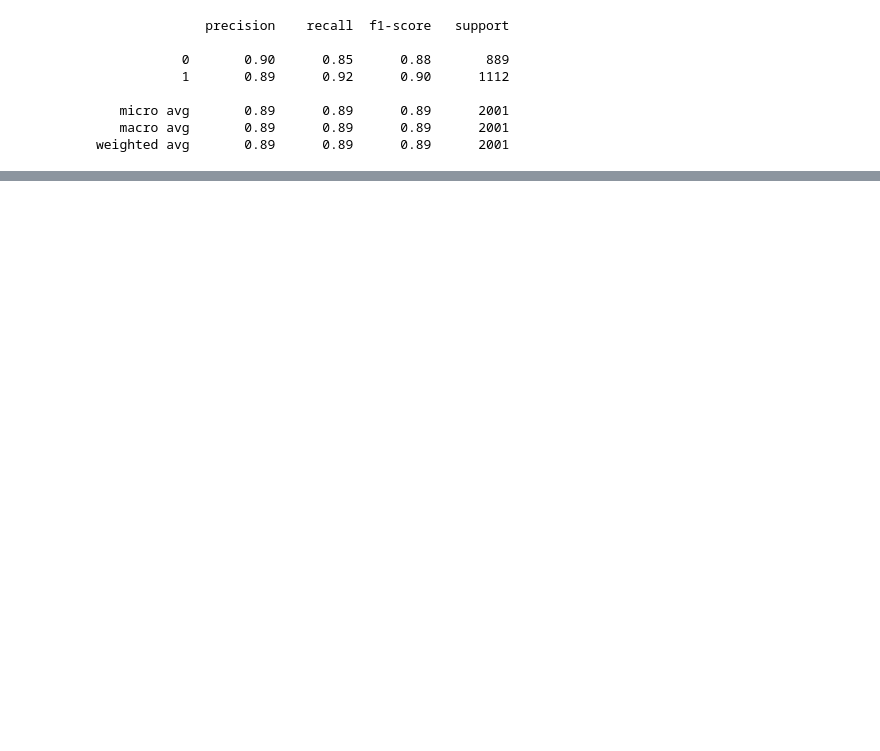
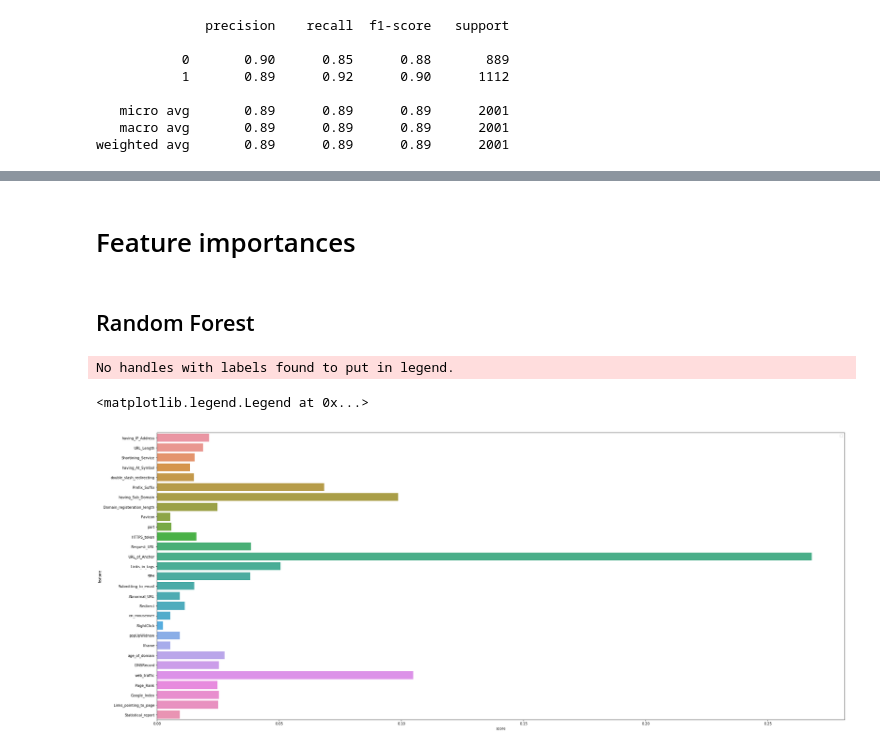
Before and after one commit to toanquachp/phising_ml, a Jupyter notebook: ML_ASM2_Phising.ipynb, the cells around one changed output, grey strips where cells are left out. Saved outputs shown, nothing was run; the diff lists cells and outputs as text; code cells hidden in the pictures; blank space fills up the shorter version.

Commit message:
Add feature importances to fishing

```diff
--- a/ML_ASM2_Phising.ipynb
+++ b/ML_ASM2_Phising.ipynb
@@ -196 +220,14 @@ print(classification_report(test_y, predictions_tree))
 weighted avg       0.88      0.88      0.88      2001
+# %% [markdown]
+# Feature importances
+# %% [markdown]
+## Random Forest
+# %%
+fi_rand = pd.DataFrame(zip(phising_data.columns, map(lambda x: round(x, 4), clf_rand.feature_importances_)), columns=['feature', 'score'])
+fig, ax = plt.subplots(1, 1, figsize=(35, 15))
+sns.barplot(x='score', y='feature', data=fi_rand, ax=ax)
+ax.legend()
+# %% [output]
+No handles with labels found to put in legend.
+<matplotlib.legend.Legend at 0x...>
+[figure, added]
```
Also changed, not shown: parts of 21 cells of this notebook, 1 other file.
